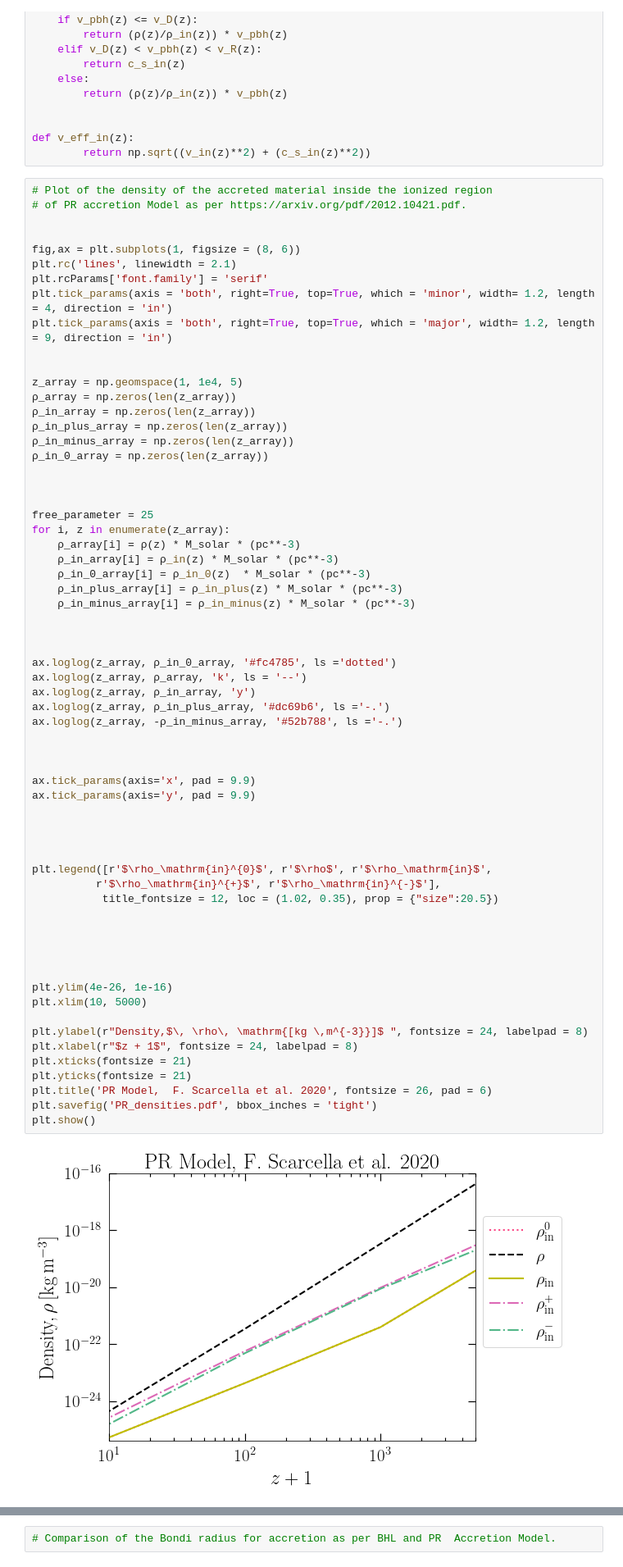
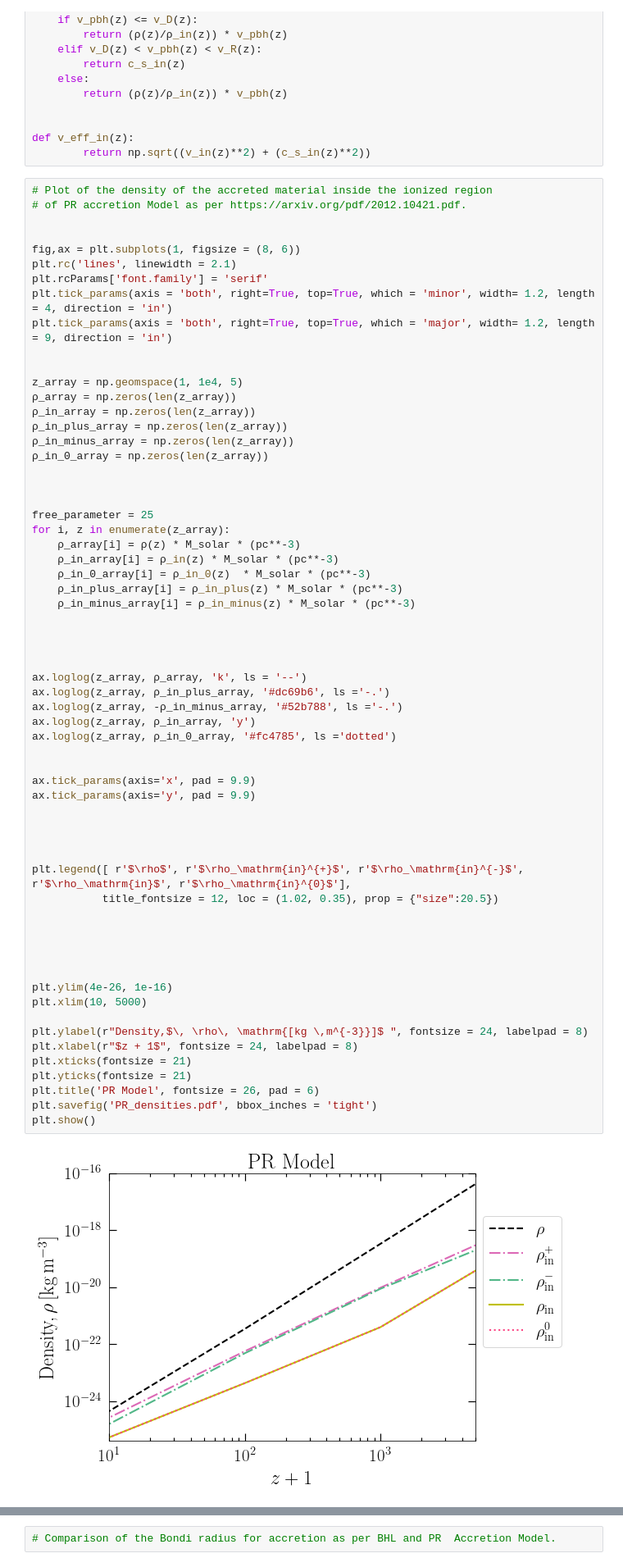
Before and after one commit to pratibhajangra591/project-2, a Jupyter notebook: c_s, β, λ vs z+1_Ricotti.ipynb, the cells around one changed output, grey strips where cells are left out. Shown at 82% size. Cells and saved outputs as stored; diff of their text form.

```diff
--- a/c_s, β, λ vs z+1_Ricotti.ipynb
+++ b/c_s, β, λ vs z+1_Ricotti.ipynb
@@ -363,40 +378,39 @@ for i, z in enumerate(z_array):
 
 
 
-ax.loglog(z_array, ρ_in_0_array, '#fc4785', ls ='dotted')
+
 ax.loglog(z_array, ρ_array, 'k', ls = '--')
-ax.loglog(z_array, ρ_in_array, 'y')
 ax.loglog(z_array, ρ_in_plus_array, '#dc69b6', ls ='-.')
 ax.loglog(z_array, -ρ_in_minus_array, '#52b788', ls ='-.')
-
+ax.loglog(z_array, ρ_in_array, 'y')
+ax.loglog(z_array, ρ_in_0_array, '#fc4785', ls ='dotted')
 
 
 ax.tick_params(axis='x', pad = 9.9)
 ax.tick_params(axis='y', pad = 9.9)
 
 
 
 
-plt.legend([r'$\rho_\mathrm{in}^{0}$', r'$\rho$', r'$\rho_\mathrm{in}$',
-          r'$\rho_\mathrm{in}^{+}$', r'$\rho_\mathrm{in}^{-}$'],
+plt.legend([ r'$\rho$', r'$\rho_\mathrm{in}^{+}$', r'$\rho_\mathrm{in}^{-}$',  r'$\rho_\mathrm{in}$', r'$\rho_\mathrm{in}^{0}$'],
            title_fontsize = 12, loc = (1.02, 0.35), prop = {"size":20.5})
 
 
 
 
 
 plt.ylim(4e-26, 1e-16)
 plt.xlim(10, 5000)
 
 plt.ylabel(r"Density,$\, \rho\, \mathrm{[kg \,m^{-3}}]$ ", fontsize = 24, labelpad = 8)
 plt.xlabel(r"$z + 1$", fontsize = 24, labelpad = 8)
 plt.xticks(fontsize = 21)
 plt.yticks(fontsize = 21)
-plt.title('PR Model,  F. Scarcella et al. 2020', fontsize = 26, pad = 6)
+plt.title('PR Model', fontsize = 26, pad = 6)
 plt.savefig('PR_densities.pdf', bbox_inches = 'tight')
 plt.show()
 # %% [output]
-[figure, old version]
+[figure, new version]
 # %%
 # Plot of the velocities of the PBH and of the
 # accreted material inside the ionized region
```
Also changed, not shown: parts of 4 cells of this notebook.
